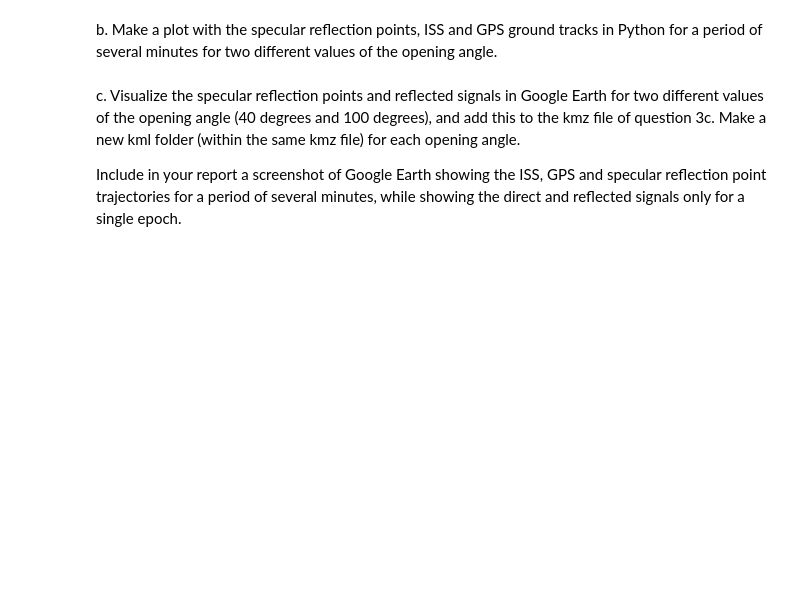
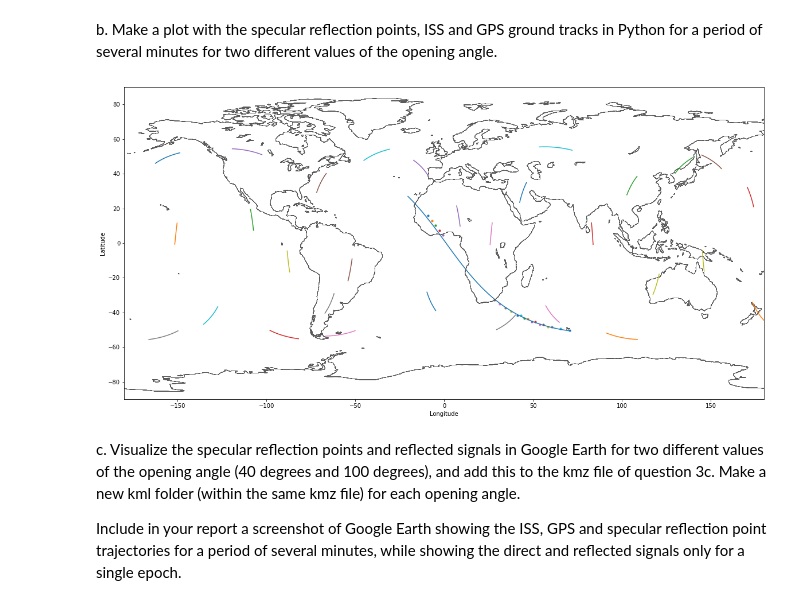
Before and after one commit to mlinds/sim_vis, a Jupyter notebook: assignment2/Assignment2Template.ipynb, the cells around one changed output. Cells and saved outputs as stored; diff of their text form; code cells hidden in the pictures; blank space fills up the shorter version.

```diff
--- a/assignment2/Assignment2Template.ipynb
+++ b/assignment2/Assignment2Template.ipynb
@@ -609,6 +612,31 @@ find_pts_over_time(tle.tledatenum(['2021-11-28 0:00:00', 24*60 ,1]))
 # %% [markdown]
 
 b.	Make a plot with the specular reflection points, ISS and GPS ground tracks in Python for a period of several minutes for two different values of the opening angle.
+# %%
+# define a time window for this problem
+timewindow = tle.tledatenum(['2021-11-28 0:09:00', 30 ,1])\
+# fine the specular points
+specular_points = find_pts_over_time(timewindow)
+# create a new figure
+plt.figure(figsize=(20,10))
+# get the ISS location during the problem time window
+issxe,issve = calculate_iss_ecef(timewindow)
+# add the iss
+tle.pltgroundtrack(issxe)
+# iterate over the points we found above and plot each one after converting to polar coordinates
+for point in specular_points:
+    stacked = np.vstack((point,point))
+    tle.pltgroundtrack(stacked,linewidth=1)
+    sphere = sp.cart2sphere(point)
+    plt.scatter(sphere[1],sphere[0],s=10)
+
+# add the satellites
+for i, sat in enumerate(gpsERS):
+    xsat, vsat = tle.tle2vec(gpsERS, timewindow, sat.name)
+    xsate, vsate = crs.eci2ecef(timewindow, xsat=xsat, vsat=vsat)
+    tle.pltgroundtrack(xsate,satid=sat.name)
+# %% [output]
+[figure, added]
 # %% [markdown]
 
 c.	Visualize the specular reflection points and reflected signals in Google Earth for two different values of the opening angle (40 degrees and 100 degrees), and add this to the kmz file of question 3c. Make a new kml folder (within the same kmz file) for each opening angle.
```
Also changed, not shown: parts of 2 cells of this notebook.
